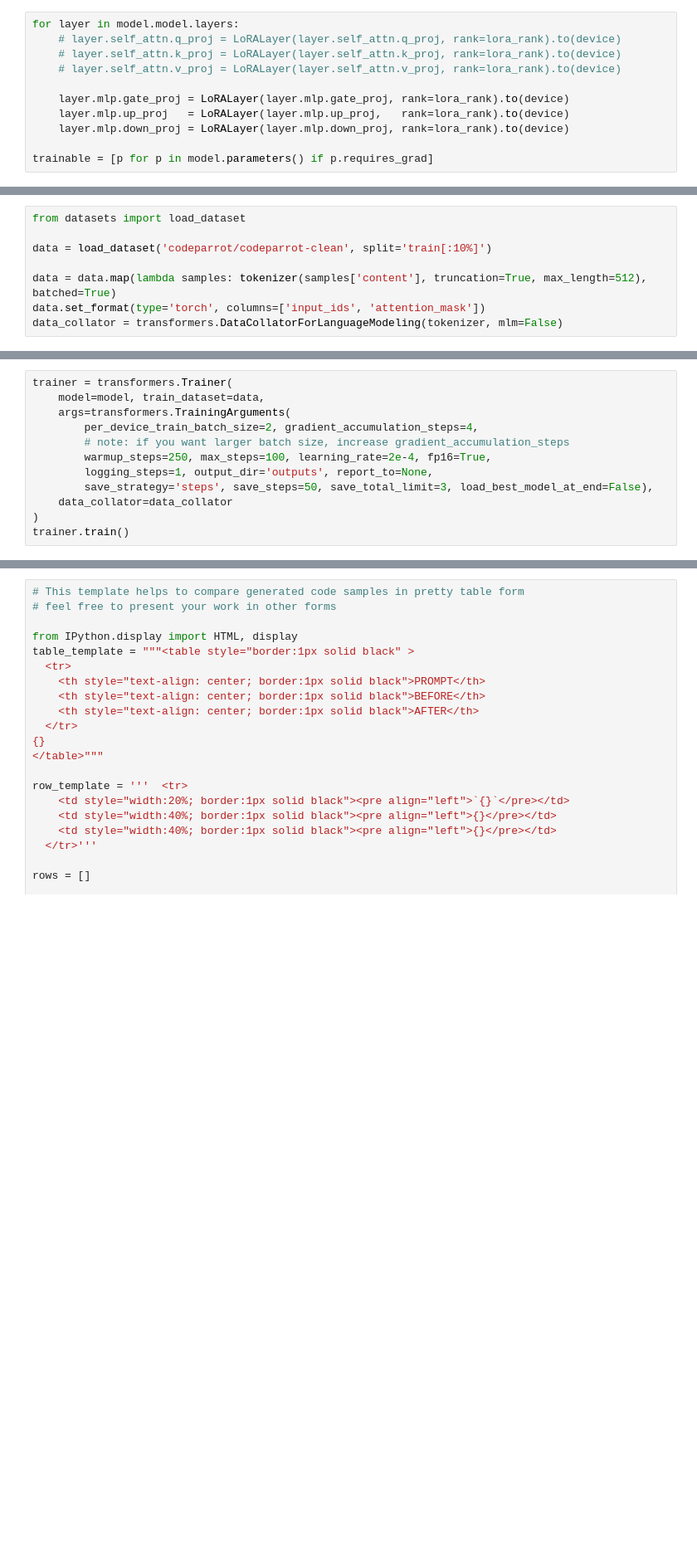
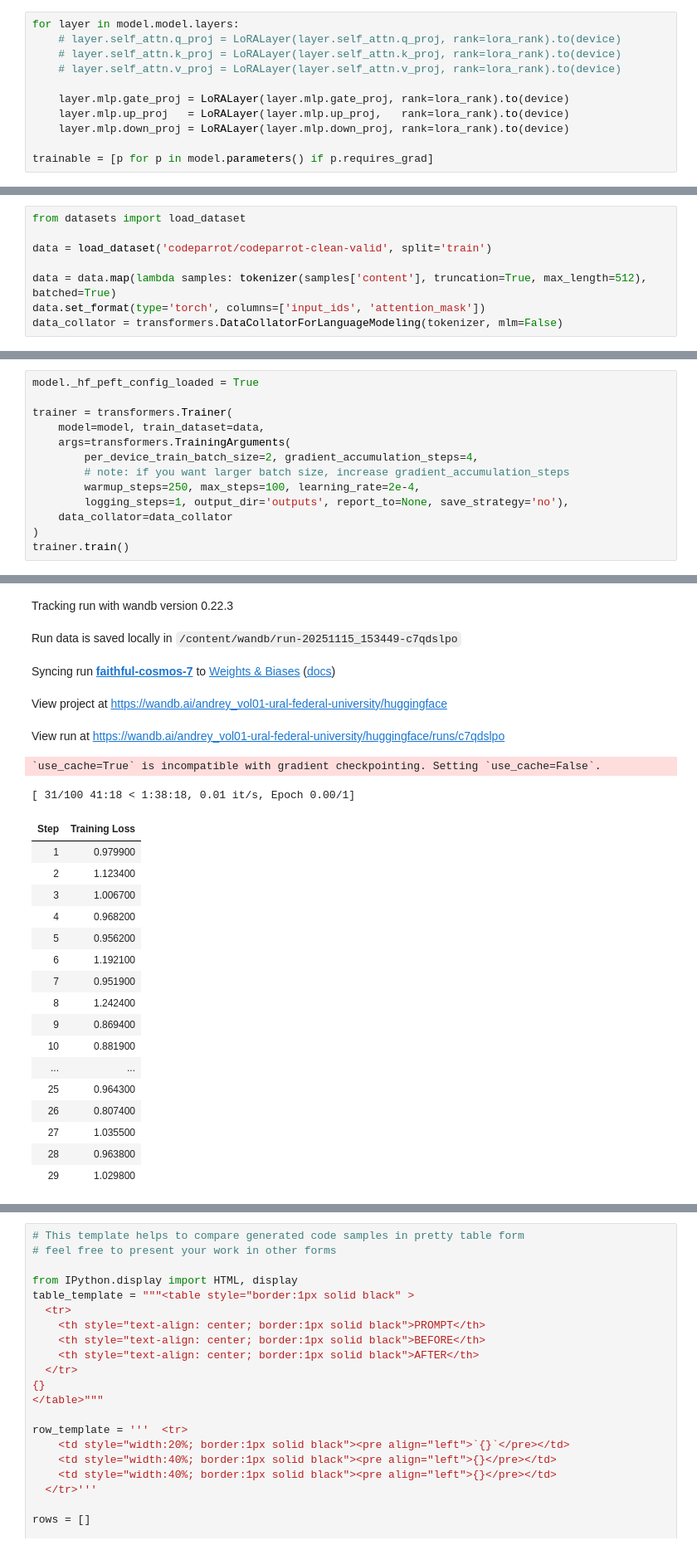
Before and after one commit to go2swim/nlp_course, a Jupyter notebook: week07_finetuning/seminar.ipynb, the cells around one changed output, grey strips where cells are left out. Shown at 83% size. Cells and saved outputs as stored; diff of their text form; blank space fills up the shorter version.

```diff
--- a/week07_finetuning/seminar.ipynb
+++ b/week07_finetuning/seminar.ipynb
@@ -466,7 +466,7 @@ outputs_base_model[0]
 # %%
 from datasets import load_dataset
 
-data = load_dataset('codeparrot/codeparrot-clean', split='train[:10%]')
+data = load_dataset('codeparrot/codeparrot-clean-valid', split='train')
 
 data = data.map(lambda samples: tokenizer(samples['content'], truncation=True, max_length=512), batched=True)
 data.set_format(type='torch', columns=['input_ids', 'attention_mask'])
@@ -474,12 +480,14 @@ data_collator = transformers.DataCollatorForLanguageModeling(tokenizer, mlm=Fals
 # %%
+model._hf_peft_config_loaded = True
+
 trainer = transformers.Trainer(
     model=model, train_dataset=data,
     args=transformers.TrainingArguments(
         per_device_train_batch_size=2, gradient_accumulation_steps=4,
         # note: if you want larger batch size, increase gradient_accumulation_steps
-        warmup_steps=250, max_steps=100, learning_rate=2e-4, fp16=True,
-        logging_steps=1, output_dir='outputs', report_to=None,
-        save_strategy='steps', save_steps=50, save_total_limit=3, load_best_model_at_end=False),
+        warmup_steps=250, max_steps=100, learning_rate=2e-4,
+        logging_steps=1, output_dir='outputs', report_to=None, save_strategy='no'),
     data_collator=data_collator
 )
 trainer.train()
+# %% [output]
@@ -485,0 +496,24 @@ trainer.train()
+Tracking run with wandb version 0.22.3
+Run data is saved locally in /content/wandb/run-20251115_153449-c7qdslpo
+Syncing run faithful-cosmos-7 to Weights & Biases (docs)
+View project at https://wandb.ai/andrey_vol01-ural-federal-university/huggingface
+View run at https://wandb.ai/andrey_vol01-ural-federal-university/huggingface/runs/c7qdslpo
+`use_cache=True` is incompatible with gradient checkpointing. Setting `use_cache=False`.
+[ 31/100 41:18 < 1:38:18, 0.01 it/s, Epoch 0.00/1]
+| Step | Training Loss |
+| 1 | 0.979900 |
+| 2 | 1.123400 |
+| 3 | 1.006700 |
+| 4 | 0.968200 |
+| 5 | 0.956200 |
+| 6 | 1.192100 |
+| 7 | 0.951900 |
+| 8 | 1.242400 |
+| 9 | 0.869400 |
+| 10 | 0.881900 |
+| ... | ... |
+| 25 | 0.964300 |
+| 26 | 0.807400 |
+| 27 | 1.035500 |
+| 28 | 0.963800 |
+| 29 | 1.029800 |
```
Also changed, not shown: parts of 8 cells of this notebook.
